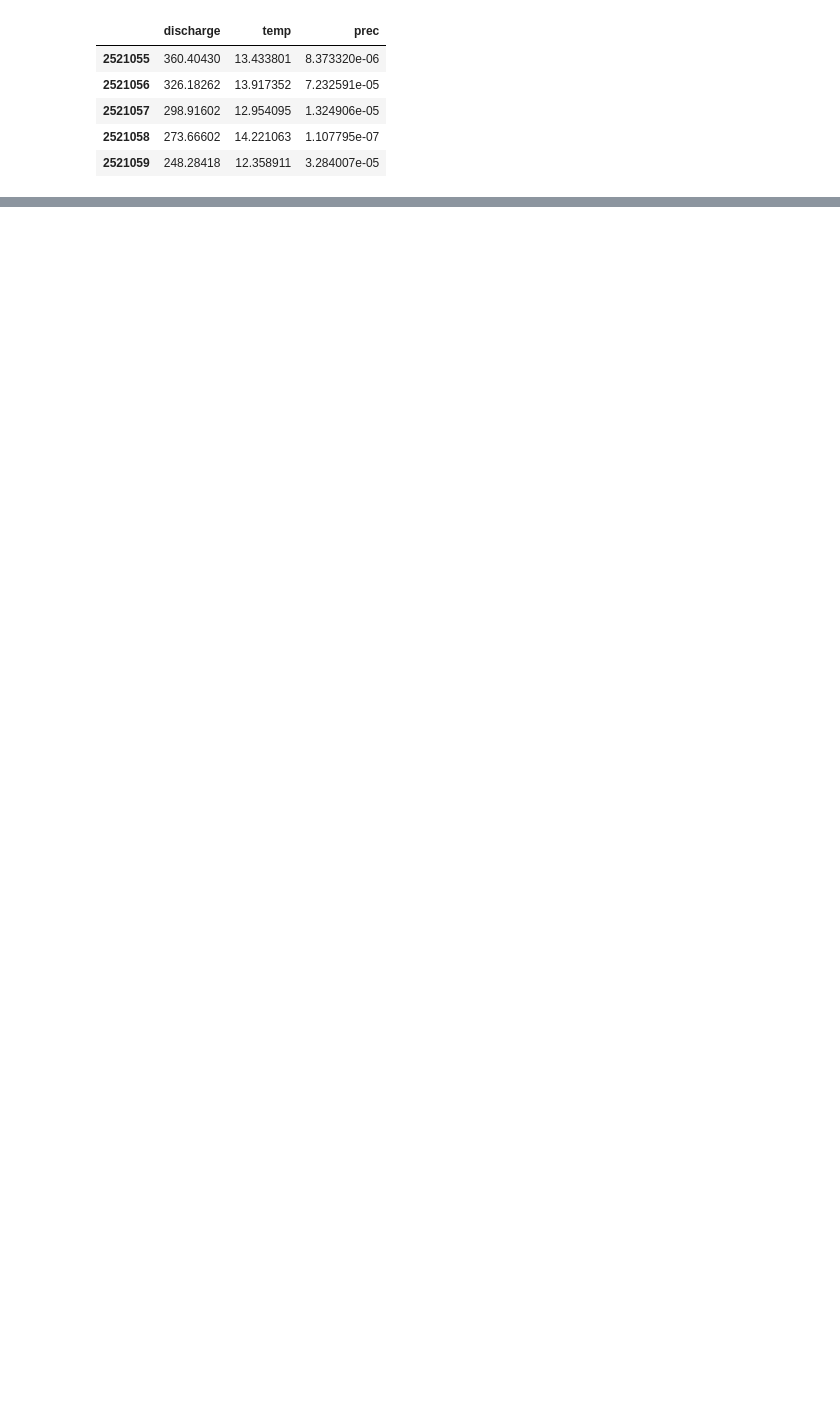
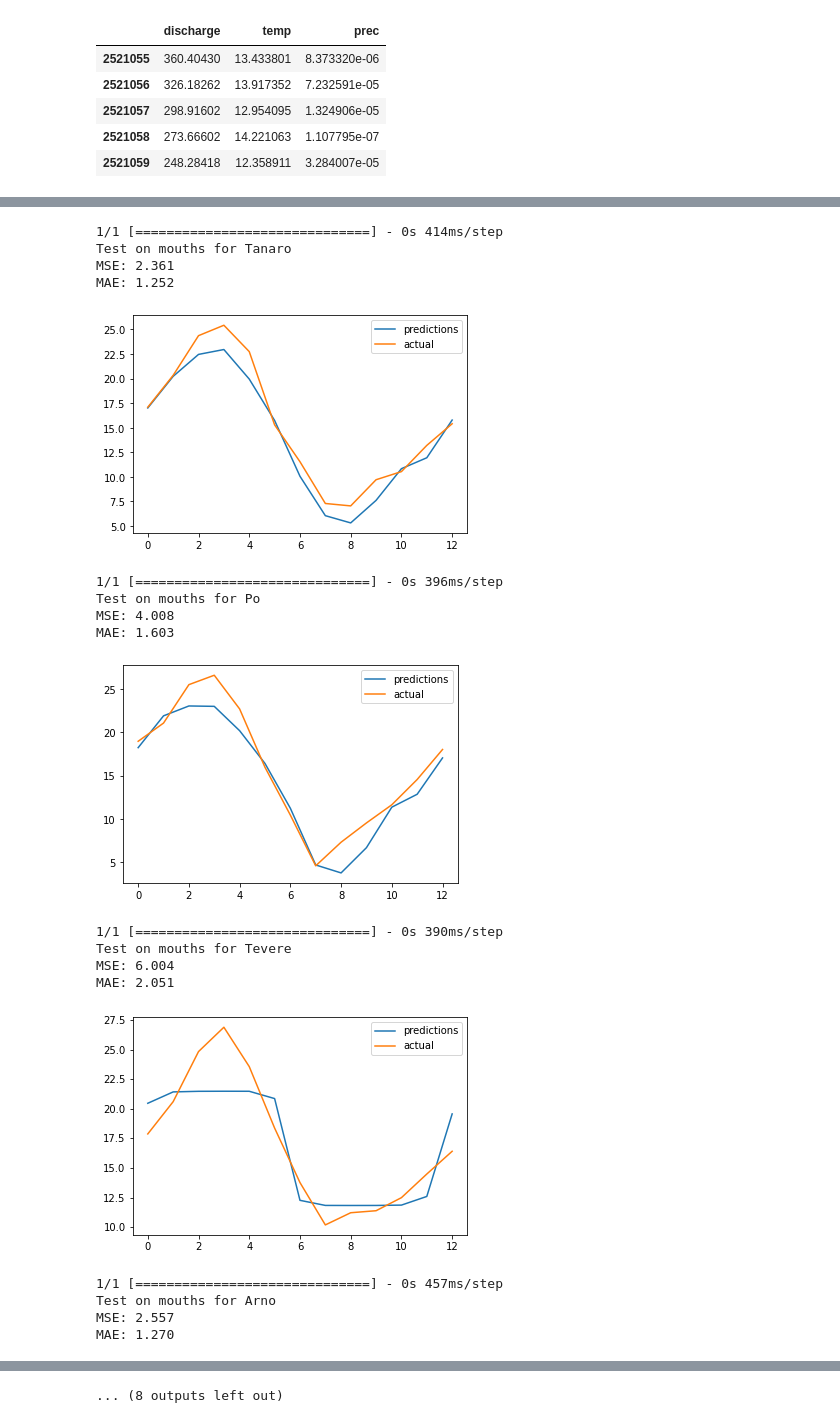
Before and after one commit to kode-git/copernicus, a Jupyter notebook: notebooks/data_modelling.ipynb, the cells around one changed output, grey strips where cells are left out. Drawn from its saved outputs; the diff is of its cells as text; code cells hidden in the pictures; blank space fills up the shorter version.

```diff
--- a/notebooks/data_modelling.ipynb
+++ b/notebooks/data_modelling.ipynb
@@ -667,0 +988,51 @@ sample_train.head()
+# %%
+for name in sources:
+    src = mounths[name].drop(columns=['prec', 'discharge', 'coords'])
+    #creating the x tensor and the labels
+    X, y = df_to_supervised_temperature(src)
+
+    #splitting
+    n = len(X)
+    X_train, y_train = X[0:int(n*0.7)], y[0:int(n*0.7)]
+    X_val, y_val = X[int(n*0.7):int(n*0.9)], y[int(n*0.7):int(n*0.9)]
+    X_test, y_test = X[int(n*0.9):], y[int(n*0.9):]
+
+    model_tmp_mth = Sequential()
+    model_tmp_mth.add(LSTM(32, input_shape=(X_train.shape[1], X_train.shape[2])))
+    model_tmp_mth.add(Dense(12))
+    model_tmp_mth.add(Dense(1))
+
+    #model2.summary()
+    model_tmp_mth.compile(loss=MeanSquaredError(), optimizer=Adam(learning_rate=0.1), metrics=[RootMeanSquaredError()])
+    model_tmp_mth.fit(X_train, y_train, validation_data=(X_val, y_val), epochs=30, verbose=0)
+    test_predictions = model_tmp_mth.predict(X_test).flatten()
+    test_results = pd.DataFrame(data={'Preds': test_predictions, 'Actuals':y_test})
+    mse = mean_squared_error(test_predictions, y_test)
+    mae = mean_absolute_error(test_predictions, y_test)
+    print('Test on mouths for '+name)
+    print('MSE: %.3f' % mse)
+    print('MAE: %.3f' % mae)
+    plt.plot(test_predictions, label='predictions')
+    plt.plot(y_test, label='actual')
+    plt.legend(loc="upper right")
+    plt.show()
+# %% [output]
+1/1 [==============================] - 0s 414ms/step
+Test on mouths for Tanaro
+MSE: 2.361
+MAE: 1.252
+[figure, added]
+1/1 [==============================] - 0s 396ms/step
+Test on mouths for Po
+MSE: 4.008
+MAE: 1.603
+[figure, added]
+1/1 [==============================] - 0s 390ms/step
+Test on mouths for Tevere
+MSE: 6.004
+MAE: 2.051
+[figure, added]
+1/1 [==============================] - 0s 457ms/step
+Test on mouths for Arno
+MSE: 2.557
+MAE: 1.270
@@ -667,0 +1050 @@ sample_train.head()
+... (8 outputs left out)
```
Also changed, not shown: parts of 34 cells of this notebook.
